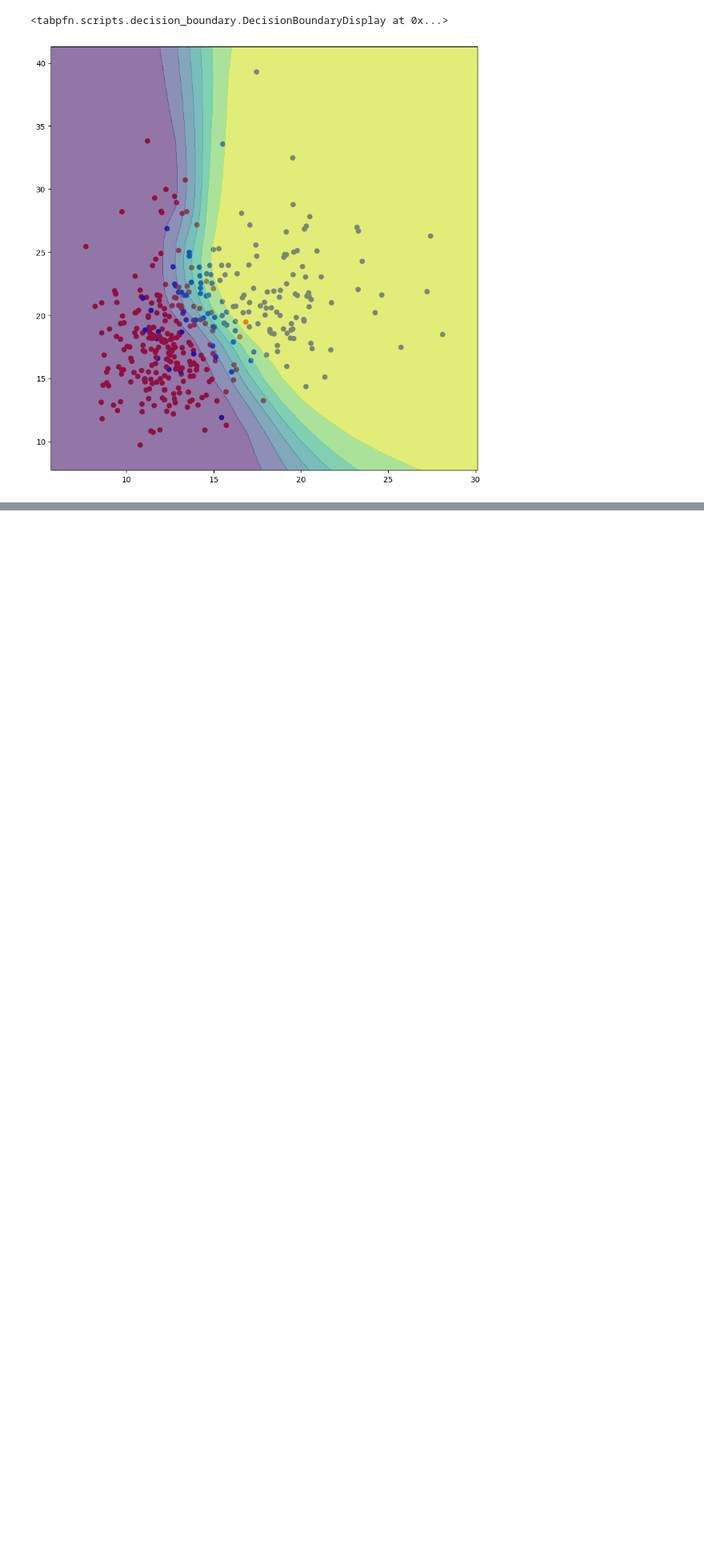
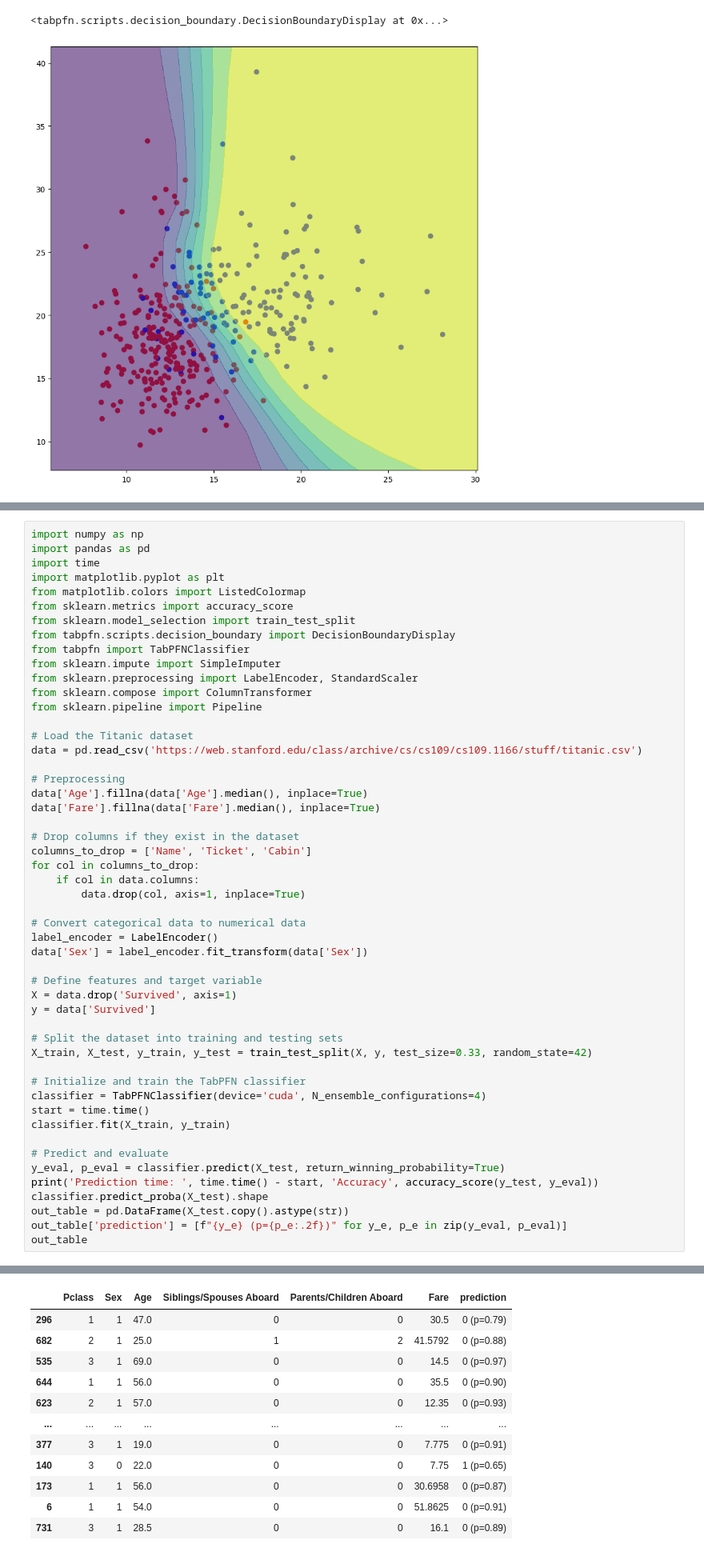
Before and after one commit to sinanazeri/Classification-with-pre-trained-transformers, a Jupyter notebook: TabPFNDemo.ipynb, the cells around one changed output, grey strips where cells are left out. Shown at 80% size. Cells and saved outputs as stored; diff of their text form; blank space fills up the shorter version.

```diff
--- a/TabPFNDemo.ipynb
+++ b/TabPFNDemo.ipynb
@@ -128,0 +190,52 @@ DecisionBoundaryDisplay.from_estimator(
+# %%
+import numpy as np
+import pandas as pd
+import time
+import matplotlib.pyplot as plt
+from matplotlib.colors import ListedColormap
+from sklearn.metrics import accuracy_score
+from sklearn.model_selection import train_test_split
+from tabpfn.scripts.decision_boundary import DecisionBoundaryDisplay
+from tabpfn import TabPFNClassifier
+from sklearn.impute import SimpleImputer
+from sklearn.preprocessing import LabelEncoder, StandardScaler
+from sklearn.compose import ColumnTransformer
+from sklearn.pipeline import Pipeline
+
+# Load the Titanic dataset
+data = pd.read_csv('https://web.stanford.edu/class/archive/cs/cs109/cs109.1166/stuff/titanic.csv')
+
+# Preprocessing
+data['Age'].fillna(data['Age'].median(), inplace=True)
+data['Fare'].fillna(data['Fare'].median(), inplace=True)
+
+# Drop columns if they exist in the dataset
+columns_to_drop = ['Name', 'Ticket', 'Cabin']
+for col in columns_to_drop:
+    if col in data.columns:
+        data.drop(col, axis=1, inplace=True)
+
+# Convert categorical data to numerical data
+label_encoder = LabelEncoder()
+data['Sex'] = label_encoder.fit_transform(data['Sex'])
+
+# Define features and target variable
+X = data.drop('Survived', axis=1)
+y = data['Survived']
+
+# Split the dataset into training and testing sets
+X_train, X_test, y_train, y_test = train_test_split(X, y, test_size=0.33, random_state=42)
+
+# Initialize and train the TabPFN classifier
+classifier = TabPFNClassifier(device='cuda', N_ensemble_configurations=4)
+start = time.time()
+classifier.fit(X_train, y_train)
+
+# Predict and evaluate
+y_eval, p_eval = classifier.predict(X_test, return_winning_probability=True)
+print('Prediction time: ', time.time() - start, 'Accuracy', accuracy_score(y_test, y_eval))
+classifier.predict_proba(X_test).shape
+out_table = pd.DataFrame(X_test.copy().astype(str))
+out_table['prediction'] = [f"{y_e} (p={p_e:.2f})" for y_e, p_e in zip(y_eval, p_eval)]
+out_table
+# %% [output]
@@ -128,0 +245,12 @@ DecisionBoundaryDisplay.from_estimator(
+|  | Pclass | Sex | Age | Siblings/Spouses Aboard | Parents/Children Aboard | Fare | prediction |
+| 296 | 1 | 1 | 47.0 | 0 | 0 | 30.5 | 0 (p=0.79) |
+| 682 | 2 | 1 | 25.0 | 1 | 2 | 41.5792 | 0 (p=0.88) |
+| 535 | 3 | 1 | 69.0 | 0 | 0 | 14.5 | 0 (p=0.97) |
+| 644 | 1 | 1 | 56.0 | 0 | 0 | 35.5 | 0 (p=0.90) |
+| 623 | 2 | 1 | 57.0 | 0 | 0 | 12.35 | 0 (p=0.93) |
+| ... | ... | ... | ... | ... | ... | ... | ... |
+| 377 | 3 | 1 | 19.0 | 0 | 0 | 7.775 | 0 (p=0.91) |
+| 140 | 3 | 0 | 22.0 | 0 | 0 | 7.75 | 1 (p=0.65) |
+| 173 | 1 | 1 | 56.0 | 0 | 0 | 30.6958 | 0 (p=0.87) |
+| 6 | 1 | 1 | 54.0 | 0 | 0 | 51.8625 | 0 (p=0.91) |
+| 731 | 3 | 1 | 28.5 | 0 | 0 | 16.1 | 0 (p=0.89) |
```
Also changed, not shown: parts of 7 cells of this notebook.
